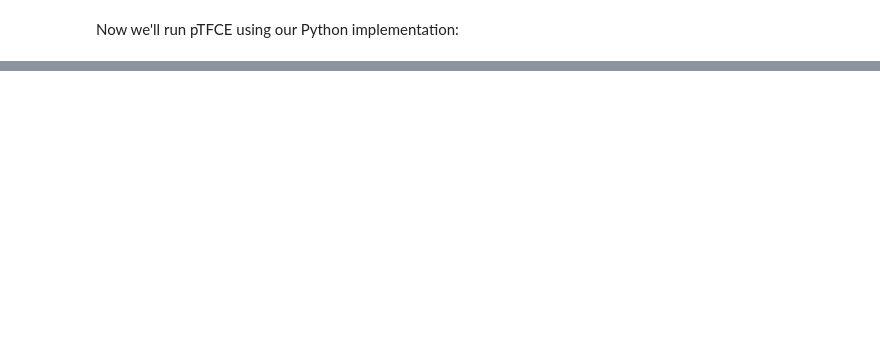
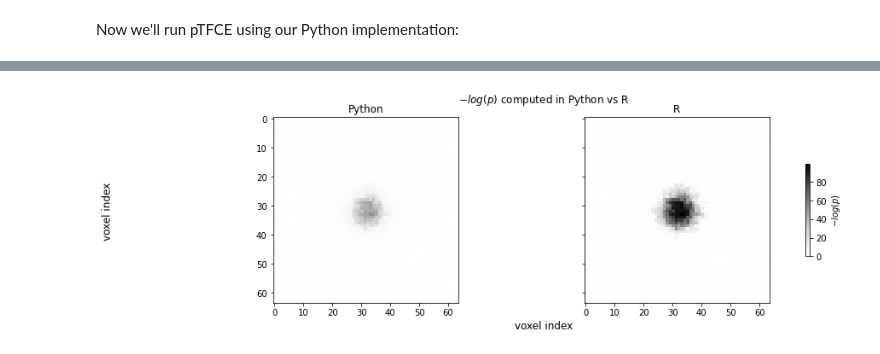
Before and after one commit to drammock/ptfce, a Jupyter notebook: comparison-GRF-sim.ipynb, the cells around one changed output, grey strips where cells are left out. Cells and saved outputs as stored; diff of their text form; code cells hidden in the pictures; blank space fills up the shorter version.

```diff
--- a/comparison-GRF-sim.ipynb
+++ b/comparison-GRF-sim.ipynb
@@ -136,0 +162,6 @@ fig.colorbar(ax.images[0], ax=axs, shrink=0.5, label='z-score')
+# %%
+fig = make_plots(Python=neglogp, R=neglogp_R)
+fig.suptitle('$-log(p)$ computed in Python vs R')
+_ = fig.colorbar(fig.axes[0].images[0], ax=fig.axes, shrink=0.5, label='$-log(p)$')
+# %% [output]
+[figure, added]
```
Also changed, not shown: parts of 16 cells of this notebook.
